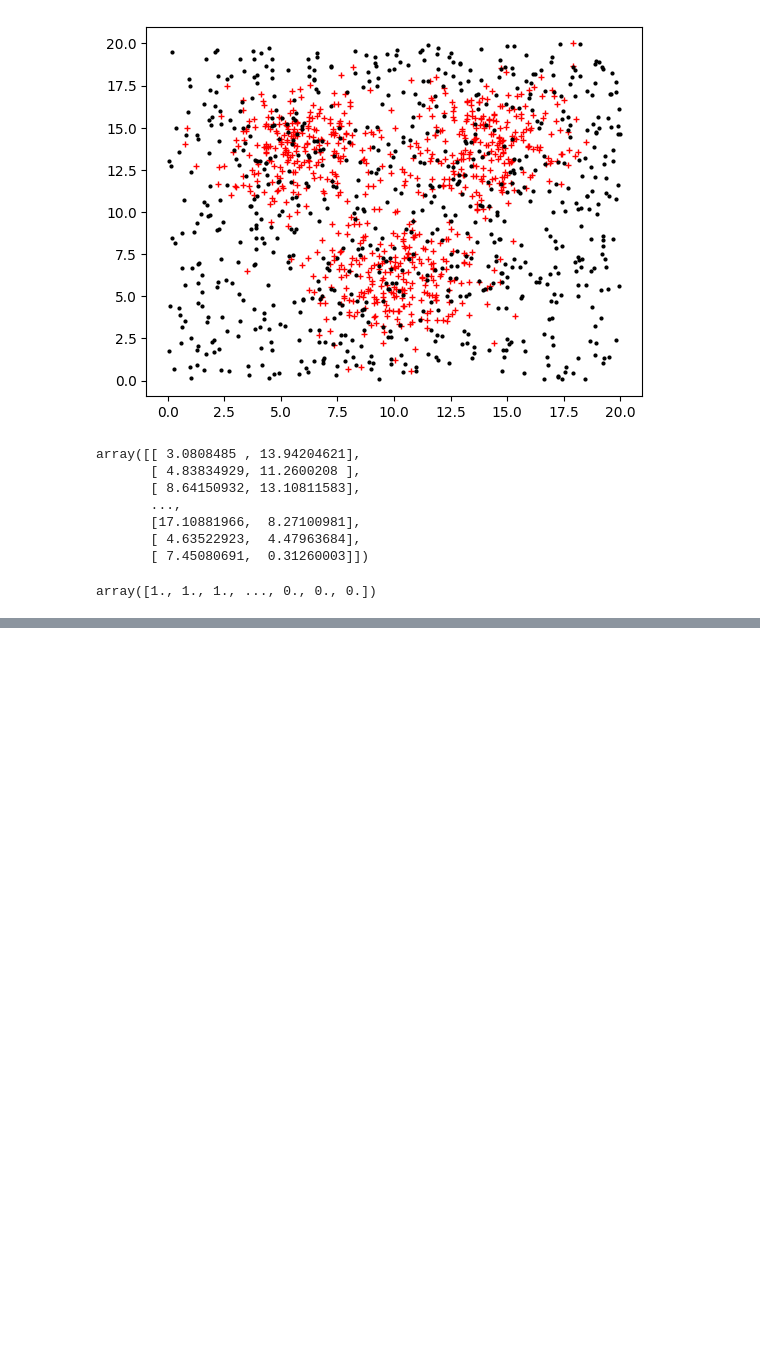
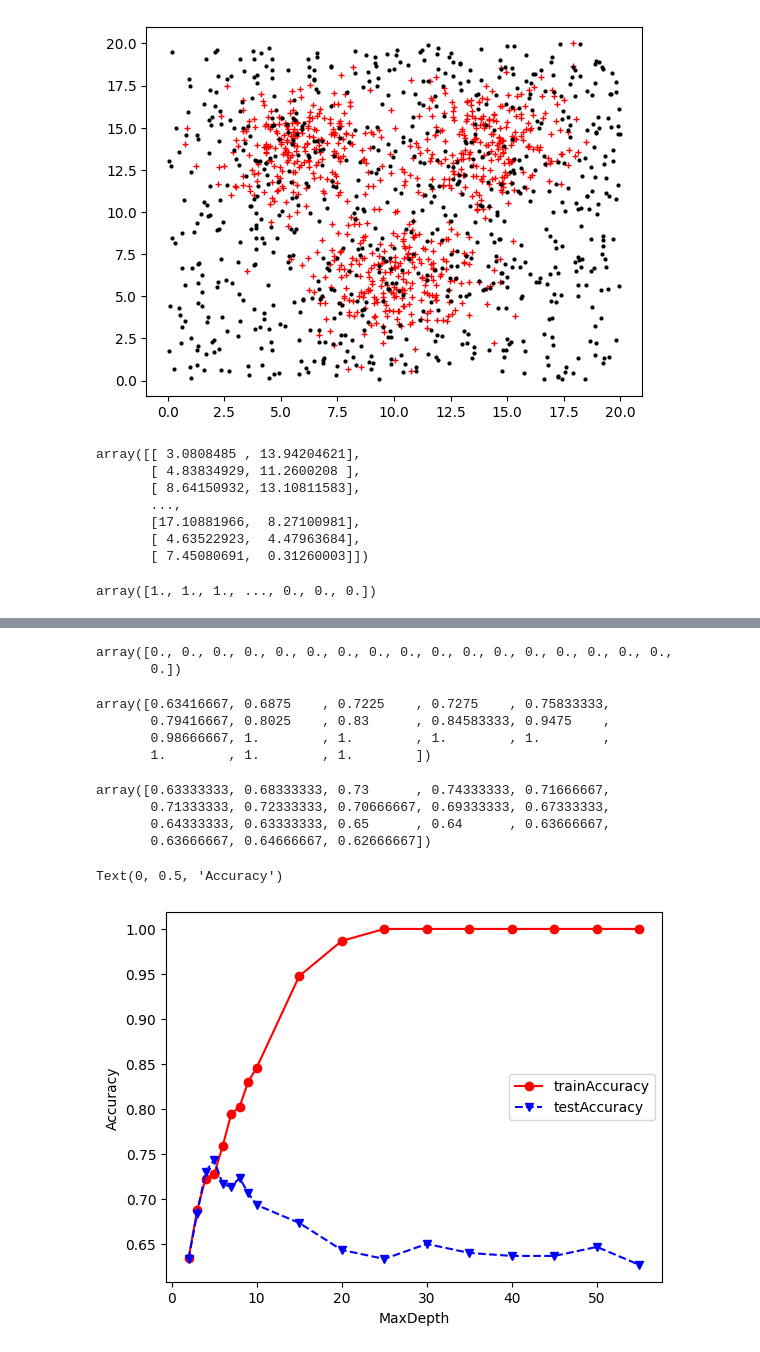
Before and after one commit to Richard-Muthomi/AppliedMachineLearning, a Jupyter notebook: Overfitting.ipynb, the cells around one changed output, grey strips where cells are left out. Saved outputs shown, nothing was run; the diff lists cells and outputs as text; code cells hidden in the pictures; blank space fills up the shorter version.

```diff
--- a/Overfitting.ipynb
+++ b/Overfitting.ipynb
@@ -106,0 +149,2 @@ array([1., 1., 1., ..., 0., 0., 0.])
+# %%
+trainAccuracy = np.zeros(len(MaxDepth))
@@ -106,0 +156,40 @@ array([1., 1., 1., ..., 0., 0., 0.])
+# %%
+testAccuracy = np.zeros(len(MaxDepth))
+# %%
+testAccuracy
+# %% [output]
+array([0., 0., 0., 0., 0., 0., 0., 0., 0., 0., 0., 0., 0., 0., 0., 0., 0.,
+       0.])
+# %%
+index = 0
+# %%
+for depth in MaxDepth:
+  clf = tree.DecisionTreeClassifier(max_depth = depth)
+  clf = clf.fit(X_train,y_train)
+  y_predictTrain = clf.predict(X_train)
+  y_predictTest = clf.predict(X_test)
+  trainAccuracy[index] = accuracy_score(y_train,y_predictTrain)
+  testAccuracy[index] = accuracy_score(y_test,y_predictTest)
+  index += 1
+# %%
+trainAccuracy
+# %% [output]
+array([0.63416667, 0.6875    , 0.7225    , 0.7275    , 0.75833333,
+       0.79416667, 0.8025    , 0.83      , 0.84583333, 0.9475    ,
+       0.98666667, 1.        , 1.        , 1.        , 1.        ,
+       1.        , 1.        , 1.        ])
+# %%
+testAccuracy
+# %% [output]
+array([0.63333333, 0.68333333, 0.73      , 0.74333333, 0.71666667,
+       0.71333333, 0.72333333, 0.70666667, 0.69333333, 0.67333333,
+       0.64333333, 0.63333333, 0.65      , 0.64      , 0.63666667,
+       0.63666667, 0.64666667, 0.62666667])
+# %%
+plt.plot(MaxDepth,trainAccuracy,'ro-',MaxDepth,testAccuracy,'bv--')
+plt.legend(['trainAccuracy','testAccuracy'])
+plt.xlabel('MaxDepth')
+plt.ylabel('Accuracy')
+# %% [output]
+Text(0, 0.5, 'Accuracy')
+[figure, added]
```
Also changed, not shown: parts of 16 cells of this notebook.
